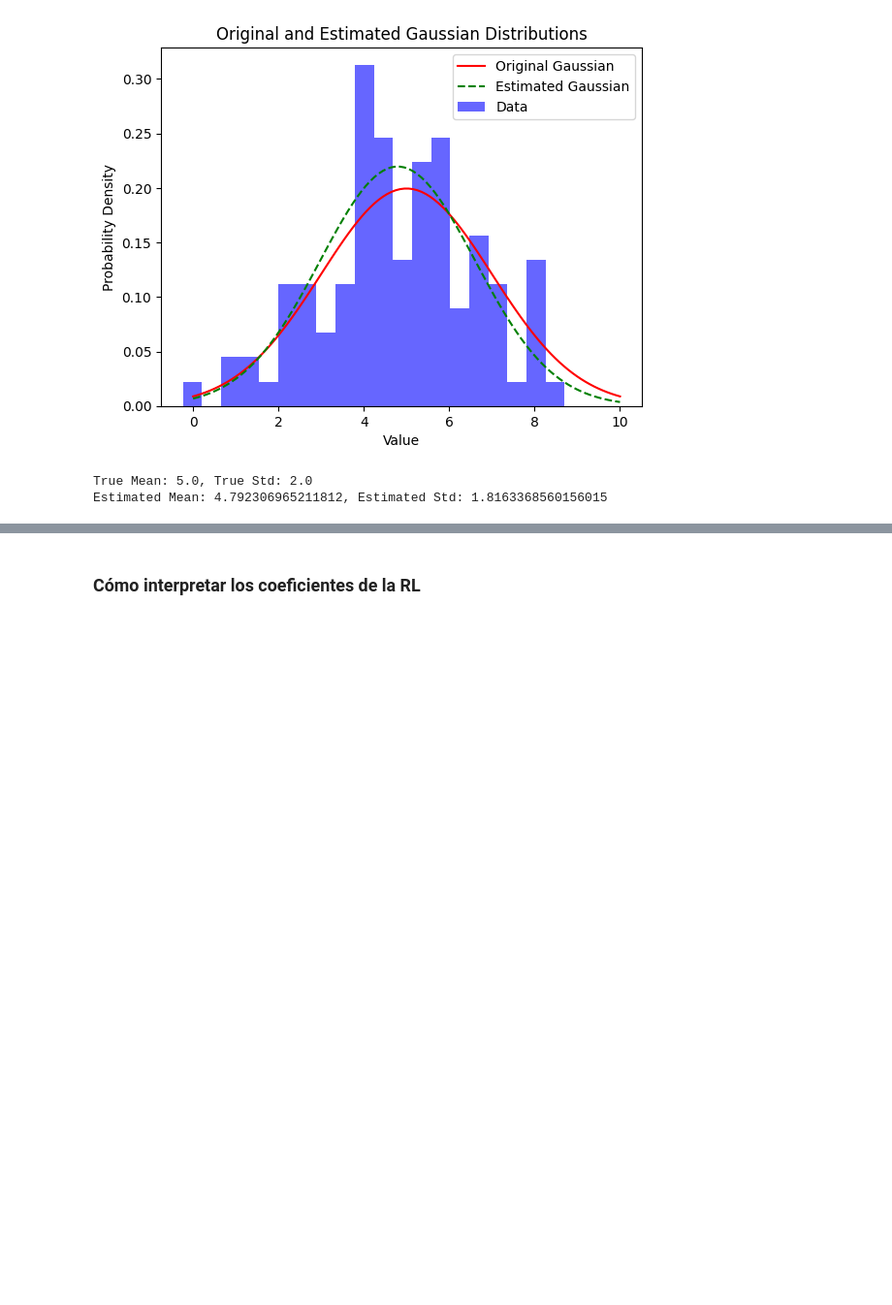
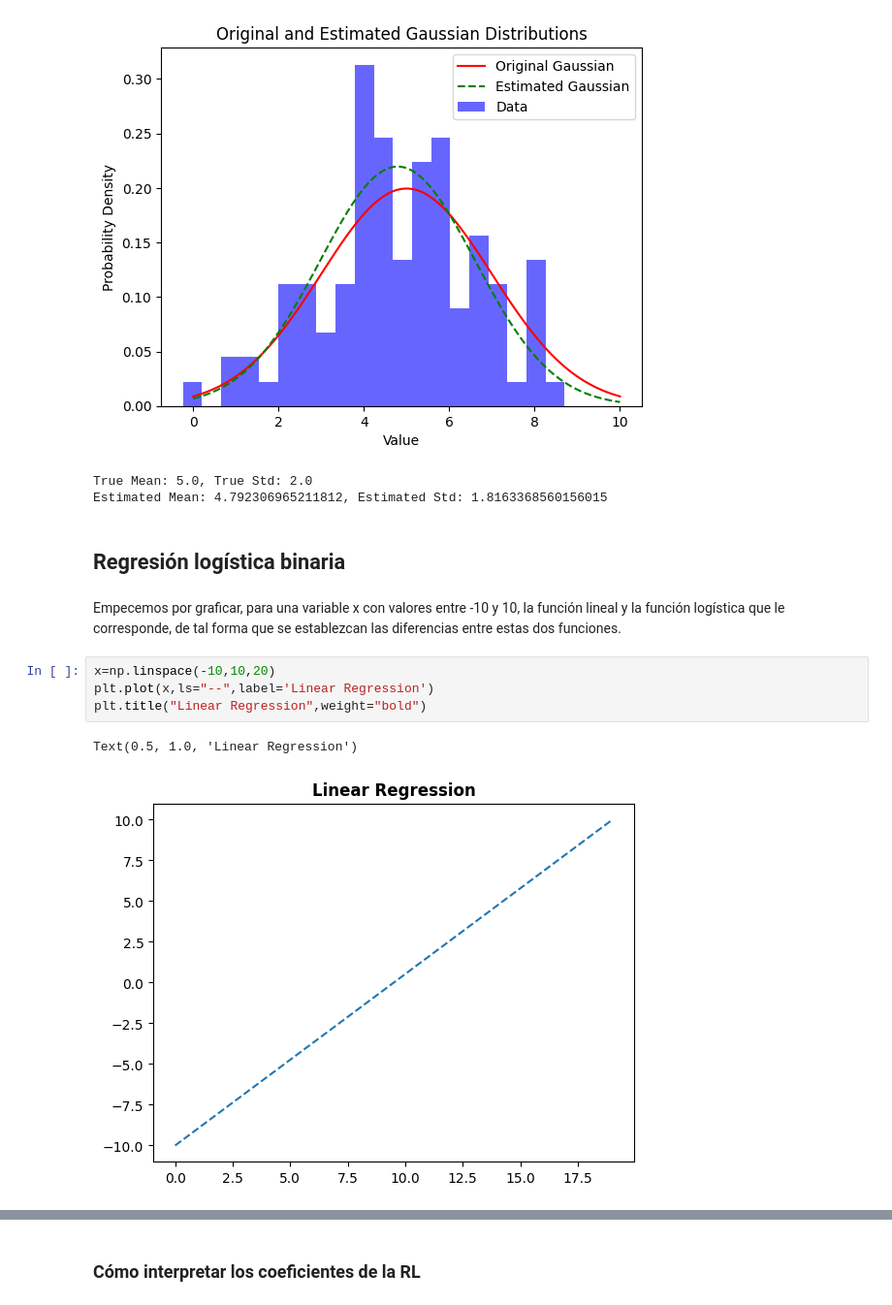
Before and after one commit to edieraristizabal/MachineLearning, a Jupyter notebook: NOTEBOOKS/16_Regresion_Logistica.ipynb, the cells around one changed output, grey strips where cells are left out. Shown at 97% size. Saved outputs shown, nothing was run; the diff lists cells and outputs as text; blank space fills up the shorter version.

```diff
--- a/NOTEBOOKS/16_Regresion_Logistica.ipynb
+++ b/NOTEBOOKS/16_Regresion_Logistica.ipynb
@@ -166,3 +166,14 @@ print(f"Estimated Mean: {np.mean(data)}, Estimated Std: {np.std(data, ddof=1)}")
 [figure]
 True Mean: 5.0, True Std: 2.0
 Estimated Mean: 4.792306965211812, Estimated Std: 1.8163368560156015
+# %% [markdown]
+## Regresión logística binaria
+# %% [markdown]
+Empecemos por graficar, para una variable x con valores entre -10 y 10, la función lineal y la función logística que le corresponde, de tal forma que se establezcan las diferencias entre estas dos funciones.
+# %%
+x=np.linspace(-10,10,20)
+plt.plot(x,ls="--",label='Linear Regression')
+plt.title("Linear Regression",weight="bold")
+# %% [output]
+Text(0.5, 1.0, 'Linear Regression')
+[figure, added]
```
Also changed, not shown: parts of 4 cells of this notebook.
